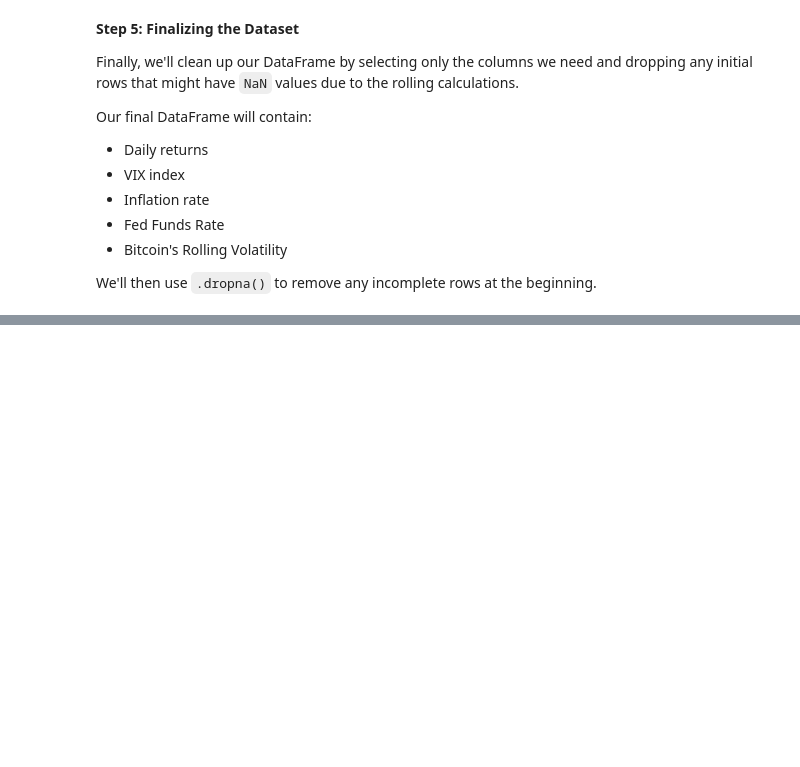
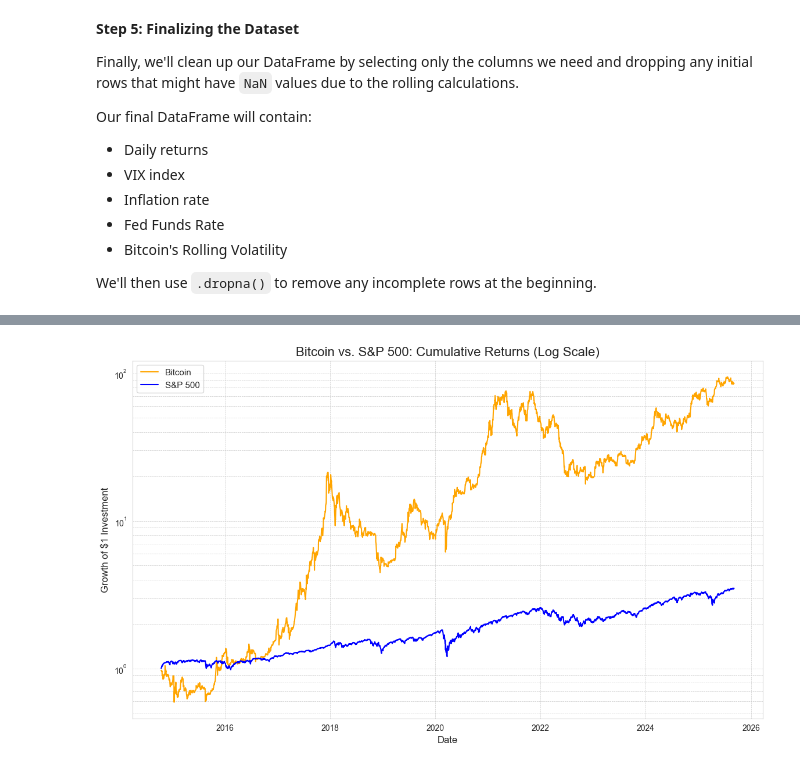
Before and after one commit to rafanahmed/Data-Mining---ITCS-3162, a Jupyter notebook: Project1-Draft.ipynb, the cells around one changed output, grey strips where cells are left out. Saved outputs shown, nothing was run; the diff lists cells and outputs as text; code cells hidden in the pictures; blank space fills up the shorter version.

```diff
--- a/Project1-Draft.ipynb
+++ b/Project1-Draft.ipynb
@@ -440,0 +544,34 @@ plt.show()
+# %%
+# Set the plot style for aesthetics
+sns.set_style("whitegrid")
+
+# Create a figure and axes to control the plot size
+plt.figure(figsize=(14, 8))
+
+# Calculate the cumulative returns for both assets.
+# This shows the growth of an initial $1 investment.
+final_df['BTC_Cumulative_Return'] = (1 + final_df['BTC_Return']).cumprod()
+final_df['SP500_Cumulative_Return'] = (1 + final_df['SP500_Return']).cumprod()
+
+# Plot both series on the same axes
+plt.plot(final_df.index, final_df['BTC_Cumulative_Return'], label='Bitcoin', color='orange')
+plt.plot(final_df.index, final_df['SP500_Cumulative_Return'], label='S&P 500', color='blue')
+
+# --- Add Titles, Labels, and Formatting ---
+plt.title('Bitcoin vs. S&P 500: Cumulative Returns (Log Scale)', fontsize=16)
+plt.xlabel('Date', fontsize=12)
+plt.ylabel('Growth of $1 Investment', fontsize=12)
+
+# Use a logarithmic y-axis to fairly compare assets with vastly different growth rates
+plt.yscale('log')
+
+plt.legend(fontsize=11)
+plt.grid(True, which='both', linestyle='--', linewidth=0.5)
+
+# Save the figure to a file for your project
+plt.savefig('cumulative_return_chart.png')
+
+# Display the plot
+plt.show()
+# %% [output]
+[figure, added]
```
Also changed, not shown: parts of 26 cells of this notebook, 3 other files.
